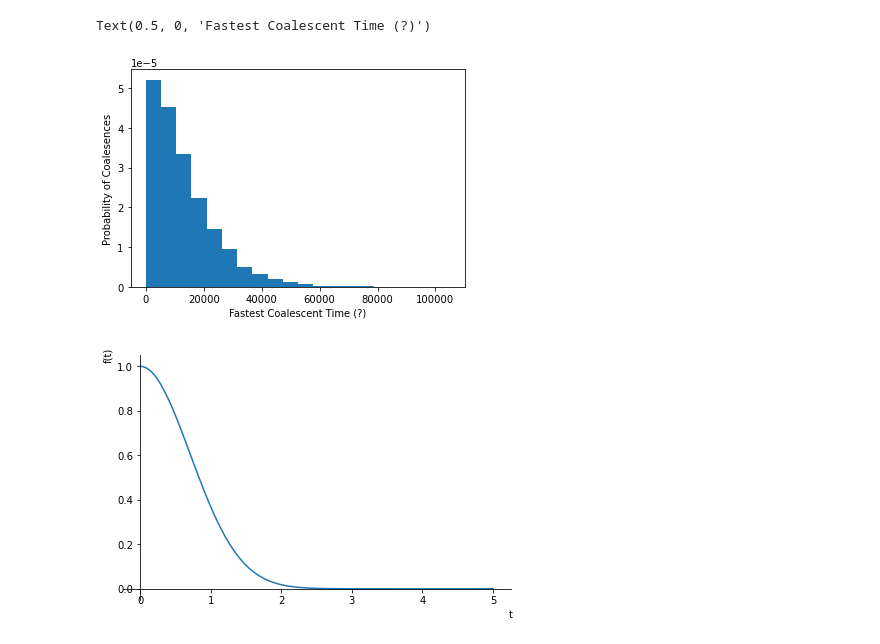
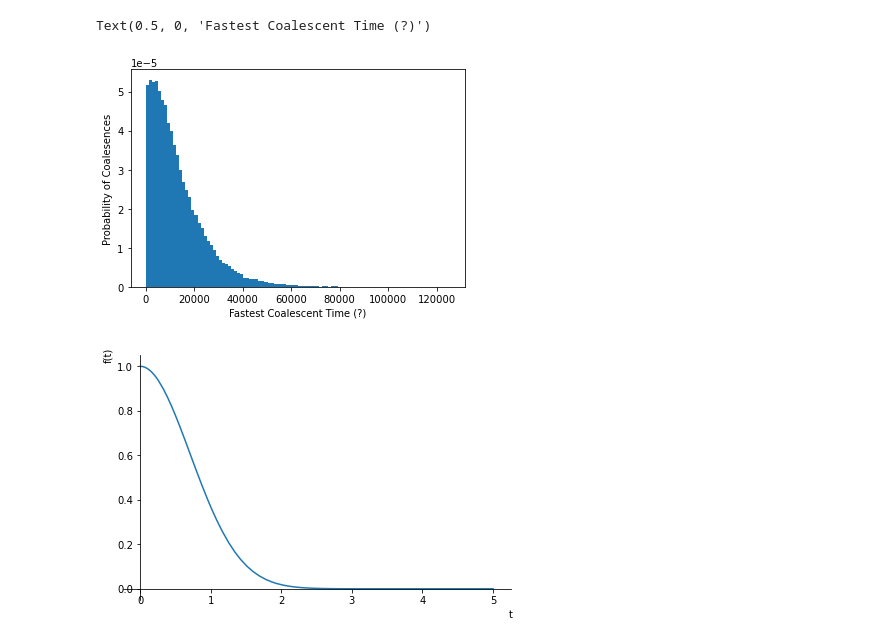
Before and after one commit to zhaoz0314/2-mrca, a Jupyter notebook: 2mrca.ipynb, the cells around one changed output. Drawn from its saved outputs; the diff is of its cells as text; code cells hidden in the pictures.

```diff
--- a/2mrca.ipynb
+++ b/2mrca.ipynb
@@ -6,7 +6,7 @@ from sympy.plotting import plot
 # %%
 # set sample size and number of trials
 n_samples=1
-num=10000
+num=100000
 # %%
 # define the function that finds the least coalescent time
 def t_mrca_api(tree_s):
@@ -29,12 +29,12 @@ for idxx in range(num):
     t_mrca_list.append(t_mrca_api(tree_s_sim))
 # %%
 # plot the distribution
-plt.hist(t_mrca_list, density=True, bins=20,range=(0,max(t_mrca_list)))
+plt.hist(t_mrca_list, density=True, bins=100,range=(0,max(t_mrca_list)))
 plt.ylabel("Probability of Coalesences")
 plt.xlabel("Fastest Coalescent Time (?)")
 # %% [output]
 Text(0.5, 0, 'Fastest Coalescent Time (?)')
-[figure, old version]
+[figure, new version]
 # %%
 # plot the expectation
 # CDF ~ exp(- R t^2 / N)
```
Also changed, not shown: parts of 4 cells of this notebook.
